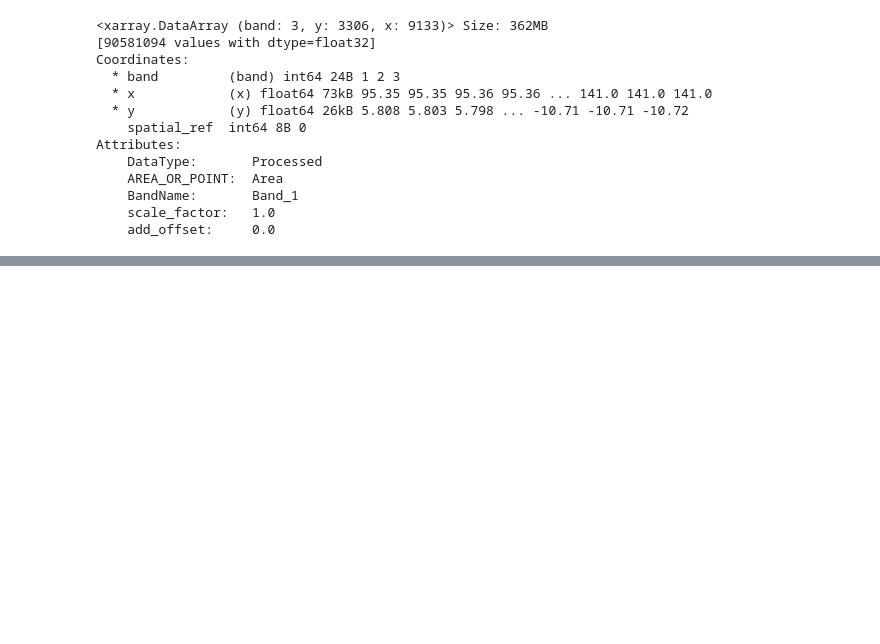
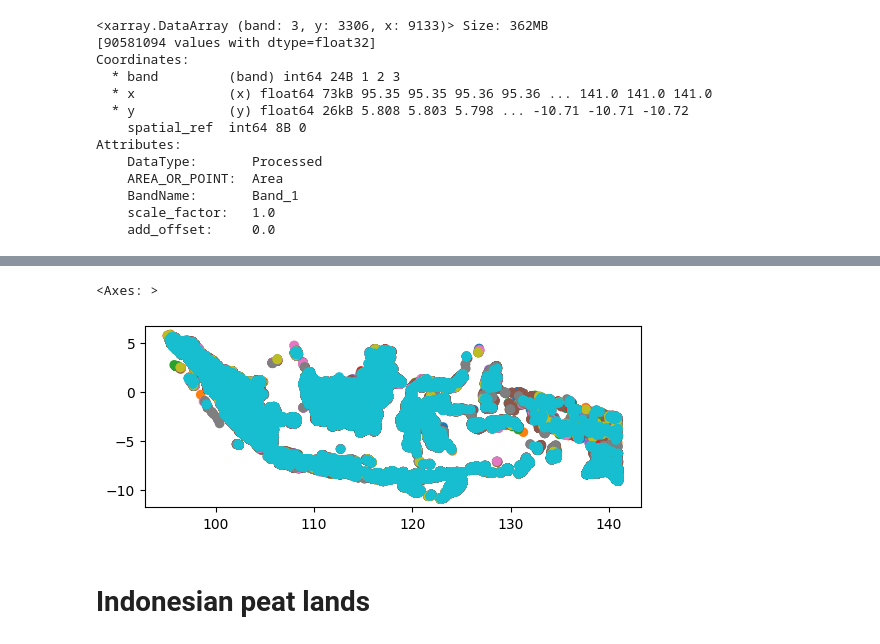
Before and after one commit to ninorp55/tropical-peat-post-fire-vegetation-recovery, a Jupyter notebook: first_data_exploration.ipynb, the cells around one changed output, grey strips where cells are left out. Saved outputs shown, nothing was run; the diff lists cells and outputs as text; code cells hidden in the pictures; blank space fills up the shorter version.

Commit message:
added fire fistroy data

```diff
--- a/first_data_exploration.ipynb
+++ b/first_data_exploration.ipynb
@@ -168,0 +164,7 @@ Attributes:
+# %%
+modis_fa_path = "nasa-firms-modis-fire-alerts/fire_archive_M-C61_697841.shp"
+# %%
+modis_fa = gpd.read_file(modis_fa_path)
+# %%
+# TYPE 0: presumed vegetation fire
+modis_fa_vf = modis_fa[modis_fa["TYPE"] == 0]
@@ -168,0 +180,10 @@ Attributes:
+# %%
+# add column with year
+modis_fa_vf["YEAR"] = modis_fa_vf["ACQ_DATE"].astype("str").str.split(pat="-", n=1).str[0]
+# %%
+modis_fa_vf.plot(column="YEAR")
+# %% [output]
+<Axes: >
+[figure, added]
+# %% [markdown]
+# Indonesian peat lands
```
Also changed, not shown: parts of 8 cells of this notebook.
